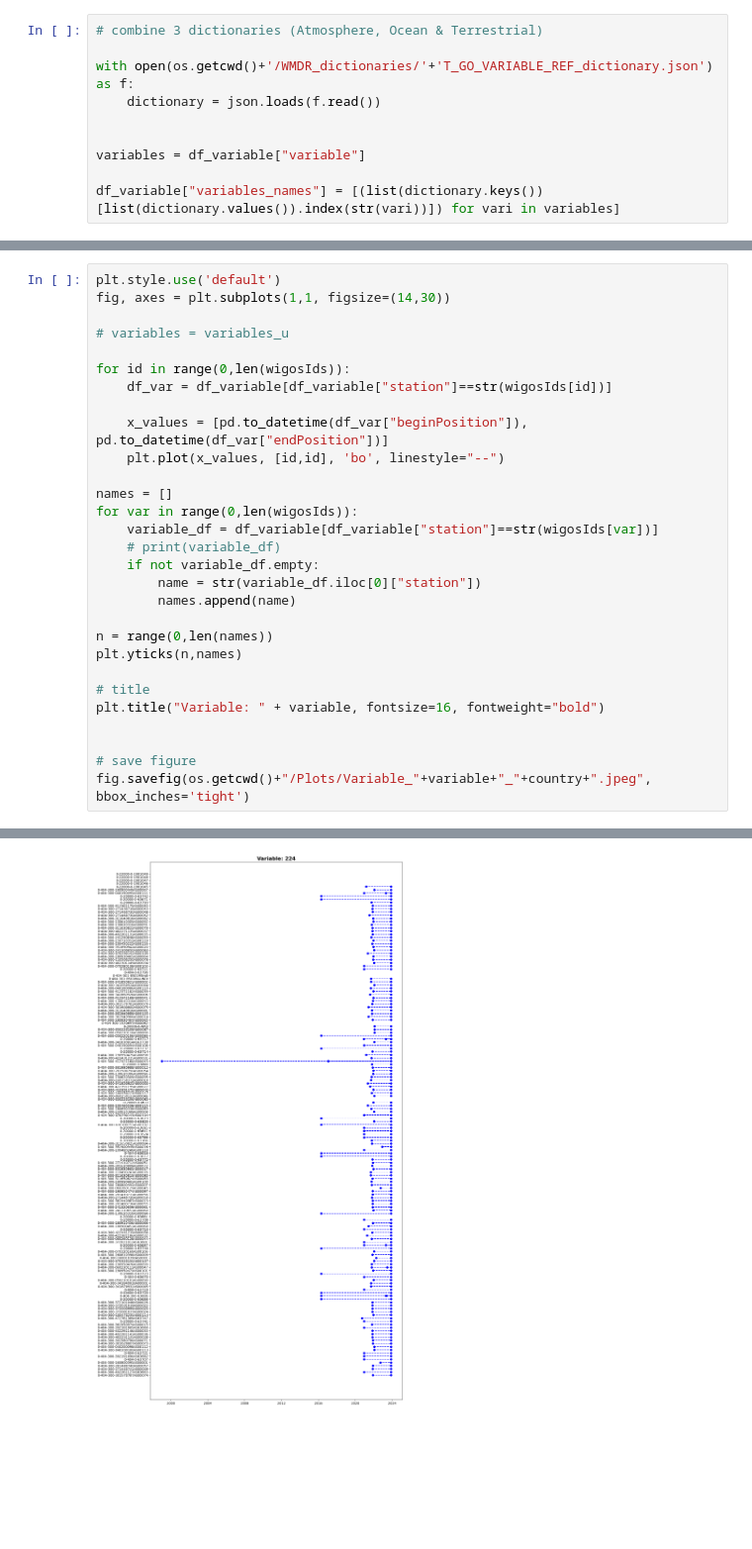
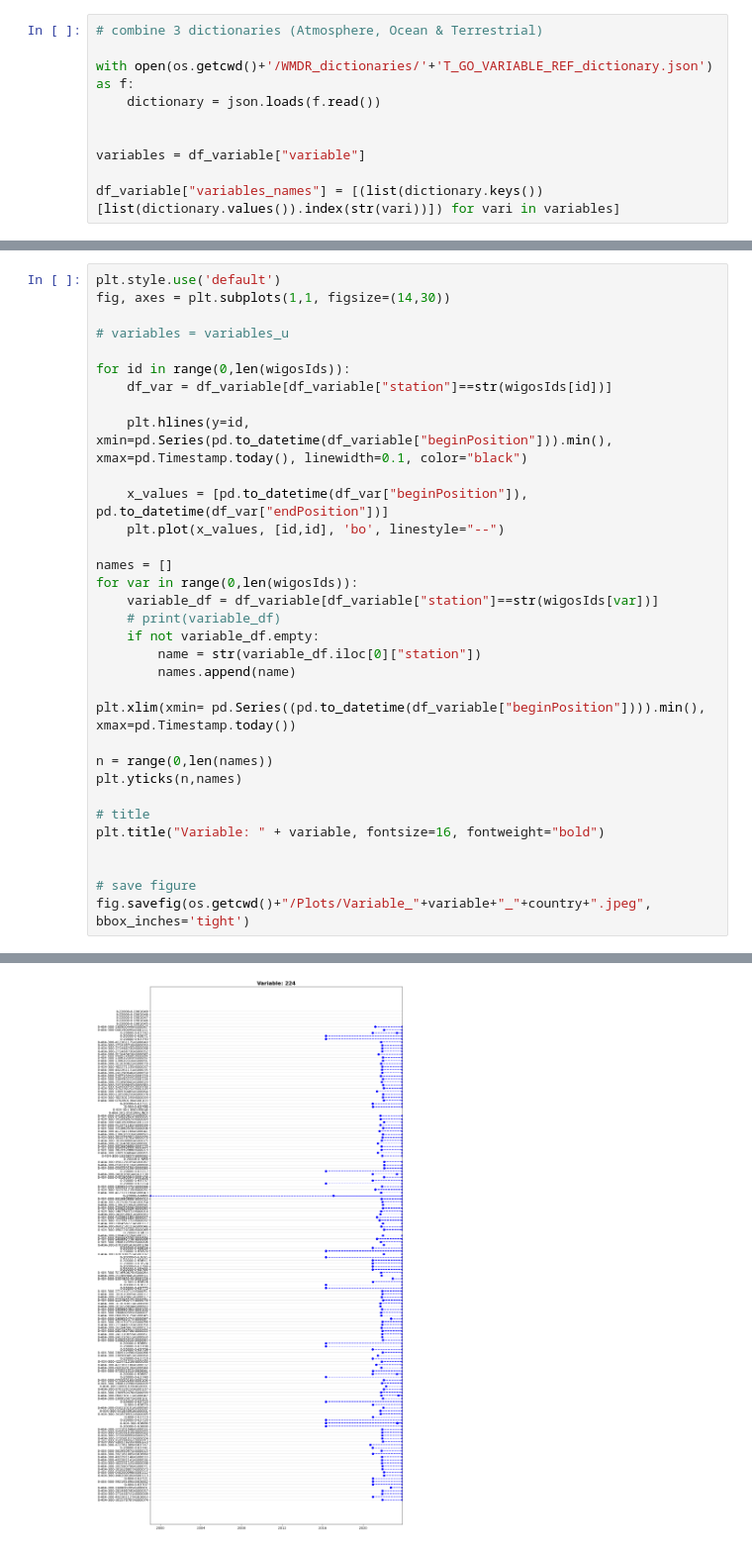
Before and after one commit to joergklausen/oscar-analysis, a Jupyter notebook: Variable Analysis Country.ipynb, the cells around one changed output, grey strips where cells are left out. Shown at 99% size. Saved outputs shown, nothing was run; the diff lists cells and outputs as text; blank space fills up the shorter version.

```diff
--- a/Variable Analysis Country.ipynb
+++ b/Variable Analysis Country.ipynb
@@ -178,6 +186,8 @@ fig, axes = plt.subplots(1,1, figsize=(14,30))
 
 for id in range(0,len(wigosIds)):
     df_var = df_variable[df_variable["station"]==str(wigosIds[id])]
+
+    plt.hlines(y=id, xmin=pd.Series(pd.to_datetime(df_variable["beginPosition"])).min(), xmax=pd.Timestamp.today(), linewidth=0.1, color="black")
 
     x_values = [pd.to_datetime(df_var["beginPosition"]), pd.to_datetime(df_var["endPosition"])]
     plt.plot(x_values, [id,id], 'bo', linestyle="--")
@@ -190,6 +200,8 @@ for var in range(0,len(wigosIds)):
         name = str(variable_df.iloc[0]["station"])
         names.append(name)
 
+plt.xlim(xmin= pd.Series((pd.to_datetime(df_variable["beginPosition"]))).min(), xmax=pd.Timestamp.today())
+
 n = range(0,len(names))
 plt.yticks(n,names)
 
@@ -220 +215 @@ fig.savefig(os.getcwd()+"/Plots/Variable_"+variable+"_"+country+".jpeg", bbox_in
-[figure, old version]
+[figure, new version]
```
Also changed, not shown: parts of 3 cells of this notebook, 6 other files.
